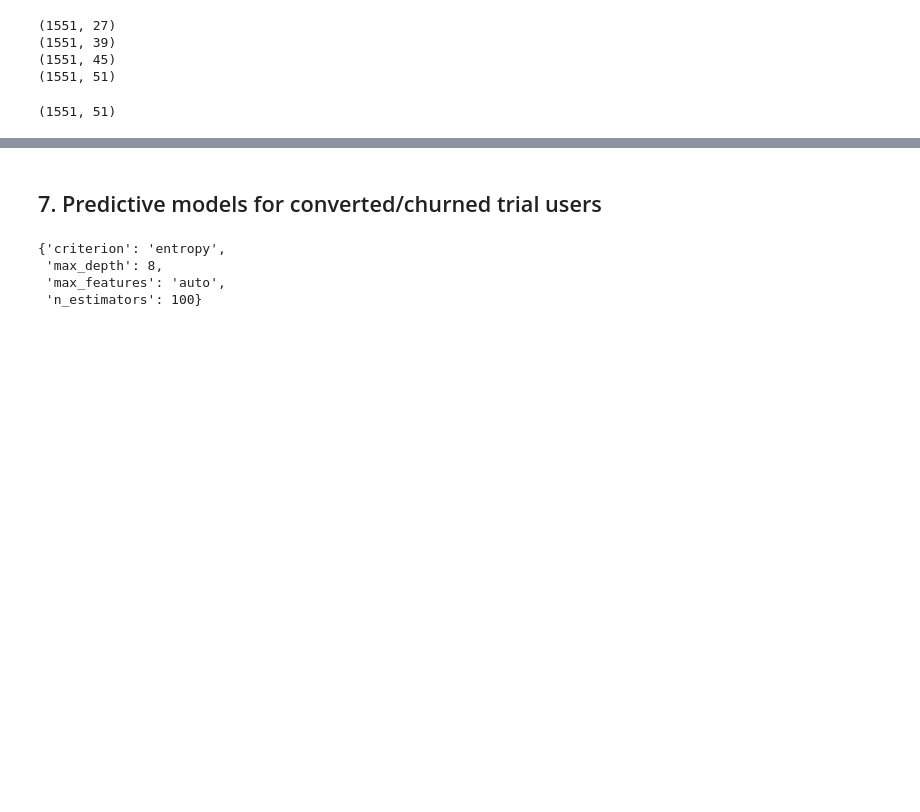
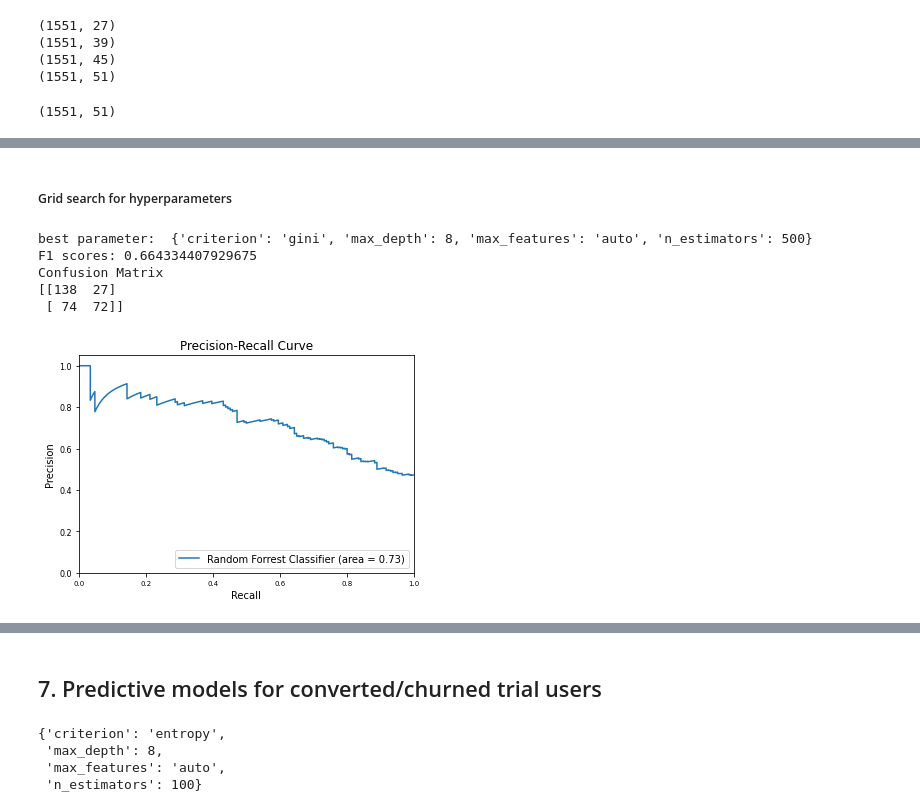
Before and after one commit to mpham93/Keep_Running, a Jupyter notebook: notebooks/Trial_Users.ipynb, the cells around one changed output, grey strips where cells are left out. Cells and saved outputs as stored; diff of their text form; code cells hidden in the pictures; blank space fills up the shorter version.

```diff
--- a/notebooks/Trial_Users.ipynb
+++ b/notebooks/Trial_Users.ipynb
@@ -216,0 +289,21 @@ feature_df_new.shape
+# %% [markdown]
+##### Grid search for hyperparameters
+# %%
+# baseline model without Recursive feature elimination
+rfc=RandomForestClassifier(random_state=42)
+param_grid = {'n_estimators': [100, 500],
+              'max_features': ['auto', 'sqrt', 'log2'],
+              'max_depth' : [4,5,6,7,8],
+              'criterion' :['gini', 'entropy']}
+baseline_rfc = GridSearchCV(estimator=rfc, param_grid=param_grid, cv= 5)
+baseline_rfc.fit(X_train, y_train)
+y_pred_baseline = baseline_rfc.predict(X_test)
+print ('best parameter: ', baseline_rfc.best_params_)
+plot_AUC(baseline_rfc, X_test, y_test)
+# %% [output]
+best parameter:  {'criterion': 'gini', 'max_depth': 8, 'max_features': 'auto', 'n_estimators': 500}
+F1 scores: 0.664334407929675
+Confusion Matrix
+[[138  27]
+ [ 74  72]]
+[figure, added]
```
Also changed, not shown: parts of 15 cells of this notebook, 1 other file.
